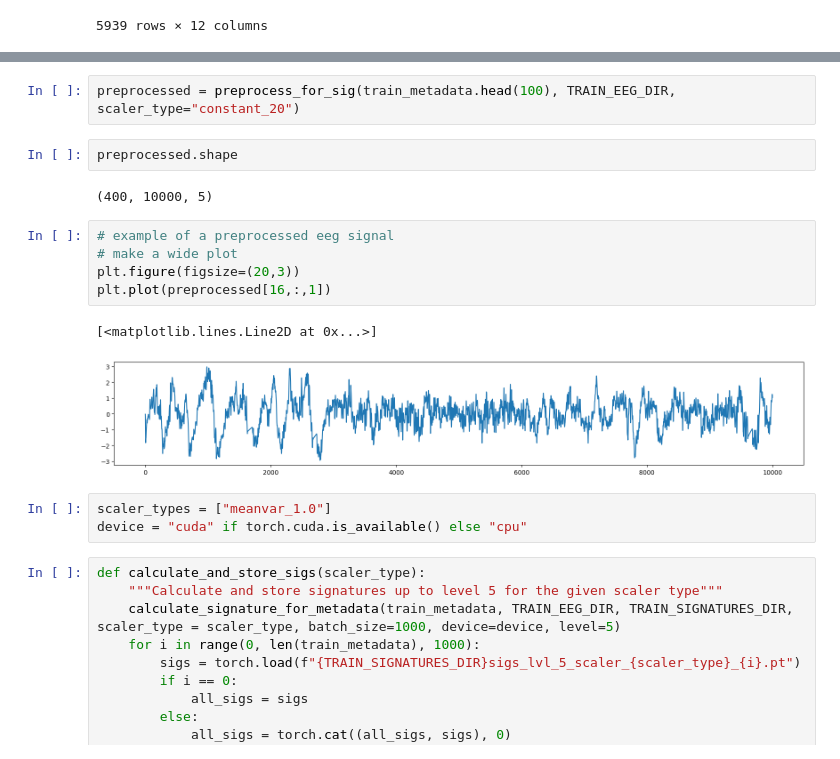
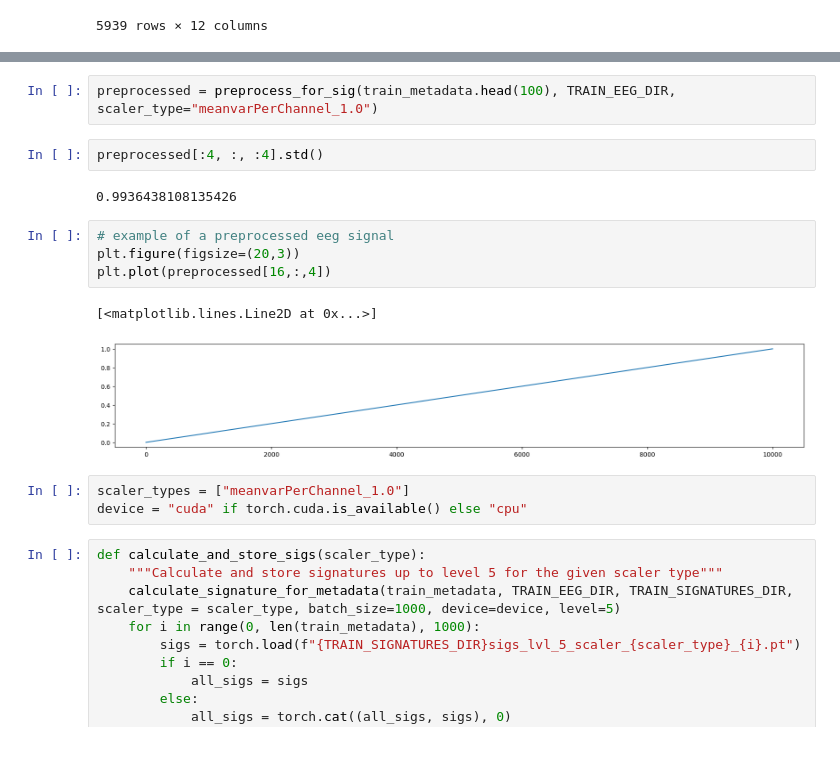
Before and after one commit to danilojr-delacruz/SigSquad, a Jupyter notebook: tutorials/Loading Data/Precomputing Log Signatures.ipynb, the cells around one changed output, grey strips where cells are left out. Saved outputs shown, nothing was run; the diff lists cells and outputs as text.

```diff
--- a/tutorials/Loading Data/Precomputing Log Signatures.ipynb
+++ b/tutorials/Loading Data/Precomputing Log Signatures.ipynb
@@ -40,19 +45,18 @@ train_metadata
 # %%
-preprocessed = preprocess_for_sig(train_metadata.head(100), TRAIN_EEG_DIR, scaler_type="constant_20")
+preprocessed = preprocess_for_sig(train_metadata.head(100), TRAIN_EEG_DIR, scaler_type="meanvarPerChannel_1.0")
-# %%
-preprocessed.shape
-# %% [output]
-(400, 10000, 5)
+# %%
+preprocessed[:4, :, :4].std()
+# %% [output]
+0.9936438108135426
 # %%
 # example of a preprocessed eeg signal
-# make a wide plot
 plt.figure(figsize=(20,3))
-plt.plot(preprocessed[16,:,1])
+plt.plot(preprocessed[16,:,4])
 # %% [output]
 [<matplotlib.lines.Line2D at 0x...>]
-[figure, old version]
+[figure, new version]
 # %%
-scaler_types = ["meanvar_1.0"]
+scaler_types = ["meanvarPerChannel_1.0"]
 device = "cuda" if torch.cuda.is_available() else "cpu"
 # %%
 def calculate_and_store_sigs(scaler_type):
```
Also changed, not shown: parts of 3 cells of this notebook, 7 other files.
